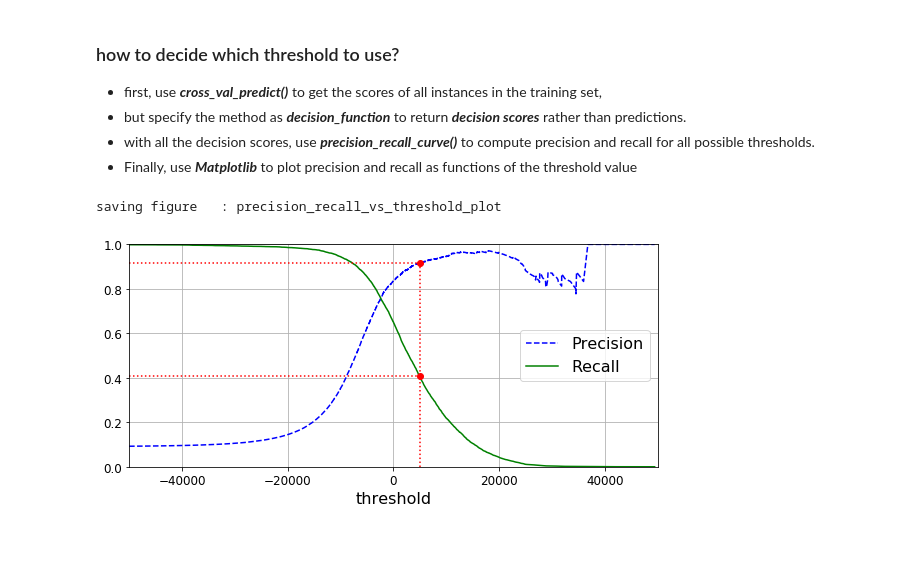
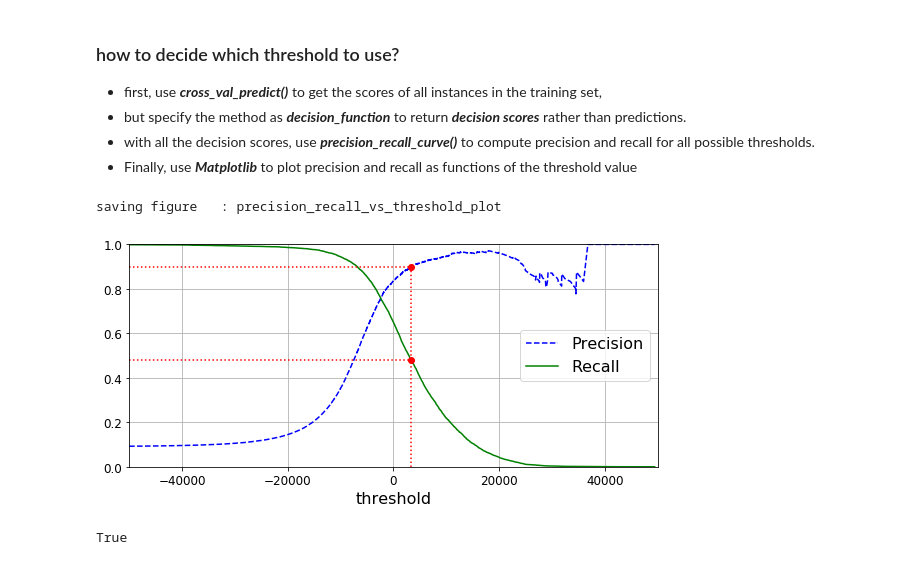
Before and after one commit to hopezh/learn_hands_on_ML_v2, a Jupyter notebook: ch3_classification_v2.ipynb, the cells around one changed output. Saved outputs shown, nothing was run; the diff lists cells and outputs as text; code cells hidden in the pictures.

```diff
--- a/ch3_classification_v2.ipynb
+++ b/ch3_classification_v2.ipynb
@@ -456,21 +456,25 @@ precisions, recalls, thresholds = precision_recall_curve(y_train_5, y_scores)
 # %%
 def plot_precision_recall_vs_threshold(precisions, recalls, thresholds):
     plt.plot(thresholds, precisions[:-1], 'b--', label='Precision')
     plt.plot(thresholds, recalls[:-1], 'g-', label='Recall')
     plt.legend(loc='center right', fontsize=16)
     plt.xlabel('threshold', fontsize=16)
     plt.grid(True)
     plt.axis([-50000, 50000, 0, 1])
 
 plt.figure(figsize=(8, 4))
 plot_precision_recall_vs_threshold(precisions, recalls, thresholds)
-plt.plot([5000, 5000], [0.0, 0.915], 'r:')
-plt.plot([-50000, 5000], [0.915, 0.915], 'r:')
-plt.plot([-50000, 5000], [0.41, 0.41], 'r:')
-plt.plot([5000], [0.915], 'ro')
-plt.plot([5000], [0.41], 'ro')
+plt.plot([3370, 3370], [0.0, 0.9], 'r:')
+plt.plot([-50000, 3370], [0.9, 0.9], 'r:')
+plt.plot([-50000, 3370], [0.48, 0.48], 'r:')
+plt.plot([3370], [0.9], 'ro')
+plt.plot([3370], [0.48], 'ro')
 save_fig('precision_recall_vs_threshold_plot')
 plt.show()
 # %% [output]
 saving figure   : precision_recall_vs_threshold_plot
-[figure, old version]
+[figure, new version]
+# %%
+(y_train_pred == (y_scores > 0)).all()
+# %% [output]
+True
```
Also changed, not shown: parts of 3 cells of this notebook, 2 other files.
